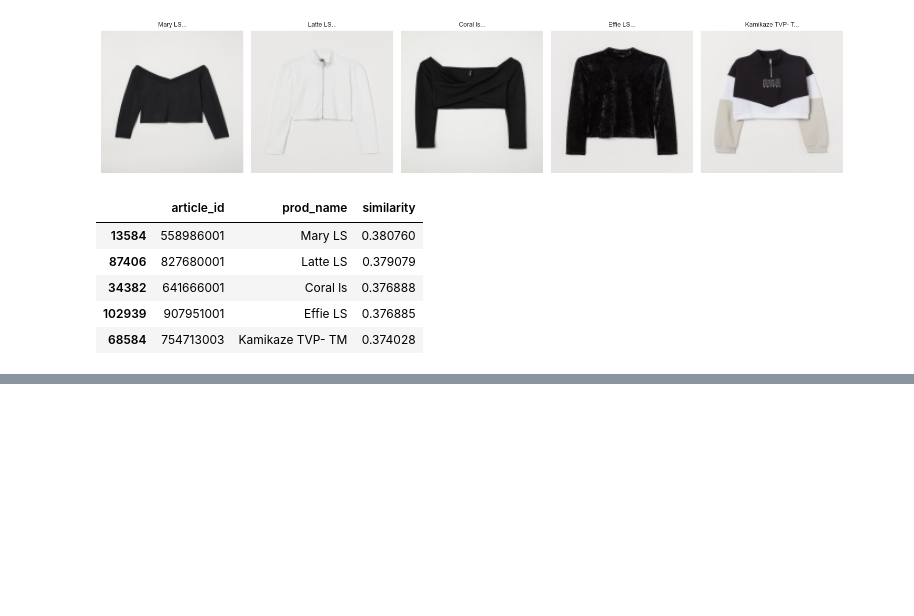
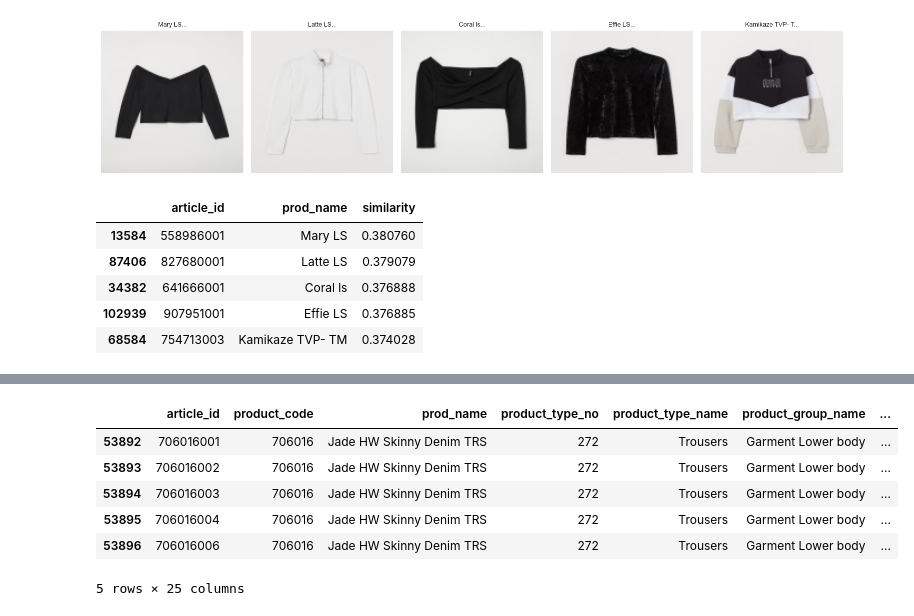
Before and after one commit to vaibhpande21/HndM-Fashion-Recommendation-System, a Jupyter notebook: rec.ipynb, the cells around one changed output, grey strips where cells are left out. Cells and saved outputs as stored; diff of their text form; code cells hidden in the pictures; blank space fills up the shorter version.

```diff
--- a/rec.ipynb
+++ b/rec.ipynb
@@ -650,0 +658,10 @@ recommend_for_customer_enc_dynamic(87645, transactions, top_n=5)
+# %%
+article_df[article_df['prod_name'] == 'Jade HW Skinny Denim TRS'].head()
+# %% [output]
+|  | article_id | product_code | prod_name | product_type_no | product_type_name | product_group_name | ... |
+| 53892 | 706016001 | 706016 | Jade HW Skinny Denim TRS | 272 | Trousers | Garment Lower body | ... |
+| 53893 | 706016002 | 706016 | Jade HW Skinny Denim TRS | 272 | Trousers | Garment Lower body | ... |
+| 53894 | 706016003 | 706016 | Jade HW Skinny Denim TRS | 272 | Trousers | Garment Lower body | ... |
+| 53895 | 706016004 | 706016 | Jade HW Skinny Denim TRS | 272 | Trousers | Garment Lower body | ... |
+| 53896 | 706016006 | 706016 | Jade HW Skinny Denim TRS | 272 | Trousers | Garment Lower body | ... |
+5 rows × 25 columns
```
Also changed, not shown: parts of 4 cells of this notebook.
